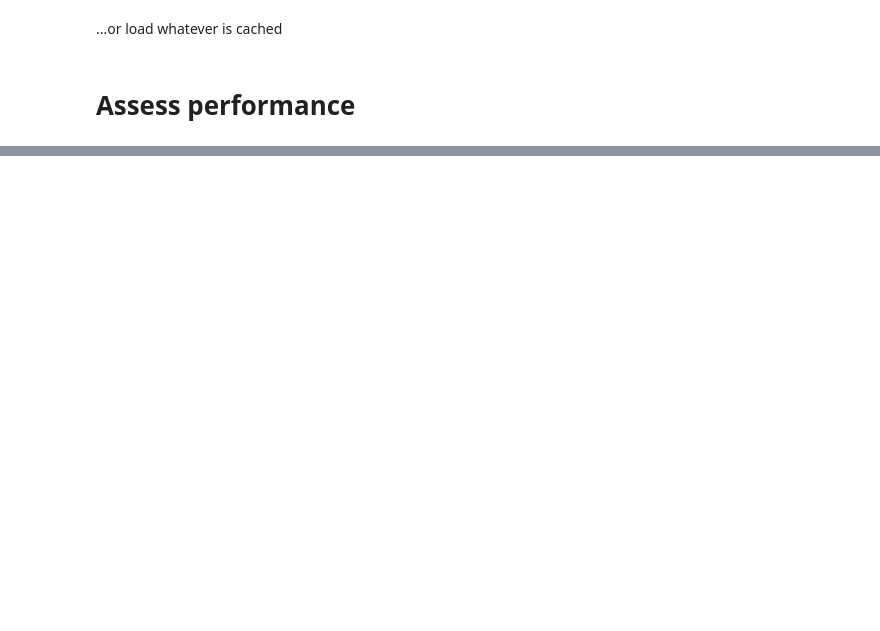
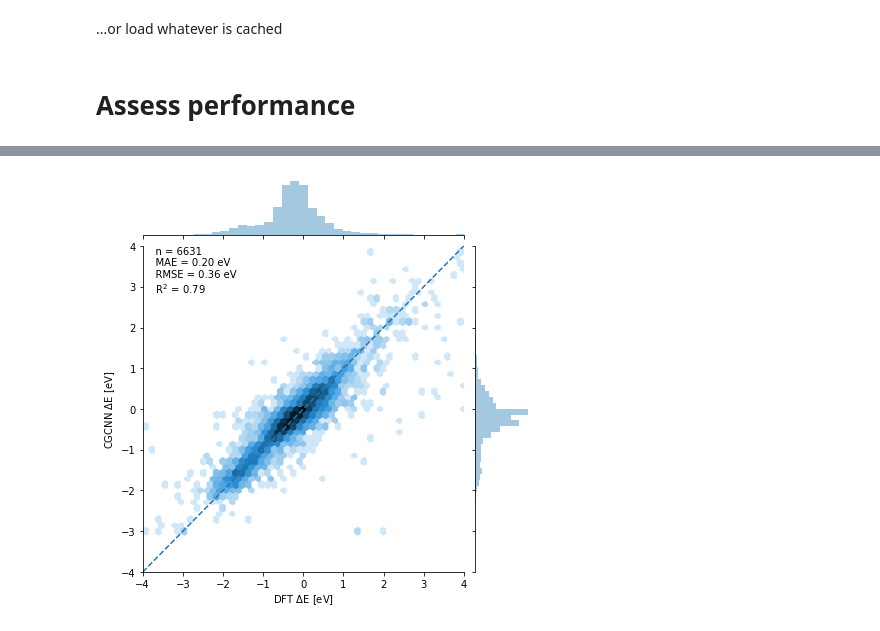
Before and after one commit to ulissigroup/uncertainty_benchmarking, a Jupyter notebook: CGCNN/cgcnn.ipynb, the cells around one changed output, grey strips where cells are left out. Drawn from its saved outputs; the diff is of its cells as text; code cells hidden in the pictures; blank space fills up the shorter version.

Commit message:
Fit CGCNN on new GASdb data

```diff
--- a/CGCNN/cgcnn.ipynb
+++ b/CGCNN/cgcnn.ipynb
@@ -20,12 +20,14 @@ Load all of our preprocessed and split data from our cache
 import pickle
 
 
-with open('../preprocessing/feature_dimensions.pkl', 'rb') as file_handle:
+with open('../preprocessing/sdt/gasdb/feature_dimensions.pkl', 'rb') as file_handle:
     orig_atom_fea_len, nbr_fea_len = pickle.load(file_handle)
 
-with open('../preprocessing/splits.pkl', 'rb') as file_handle:
+with open('../preprocessing/splits_gasdb.pkl', 'rb') as file_handle:
     splits = pickle.load(file_handle)
 
+docs_train = splits['docs_train']
+docs_val = splits['docs_val']
 sdts_train, sdts_val = splits['sdts_train'], splits['sdts_val']
 targets_train, targets_val = splits['targets_train'], splits['targets_val']
 # %% [markdown]
@@ -120,6 +122,9 @@ Re-initializing optimizer.
     (fc_out): Linear(in_features=83, out_features=1, bias=True)
   ),
 )
+# %%
+# Restart training in case first round was cut off
+net.partial_fit(sdts_train, targets_train)
 # %% [markdown]
 ...or load whatever is cached
 # %%
@@ -165,0 +137,39 @@ R^2 = 0.76
+# %%
+%matplotlib inline
+import numpy as np
+from sklearn.metrics import mean_absolute_error, mean_squared_error, r2_score
+import seaborn as sns
+
+
+# Make predictions
+targets_pred = net.predict(sdts_val).reshape(-1)
+
+# Plot
+lims = [-4, 4]
+grid = sns.jointplot(targets_val.reshape(-1), targets_pred,
+                     kind='hex',
+                     bins='log',
+                     extent=lims+lims)
+ax = grid.ax_joint
+_ = ax.set_xlim(lims)
+_ = ax.set_ylim(lims)
+_ = ax.plot(lims, lims, '--')
+_ = ax.set_xlabel('DFT $\Delta$E [eV]')
+_ = ax.set_ylabel('CGCNN $\Delta$E [eV]')
+
+# Calculate the error metrics
+mae = mean_absolute_error(targets_val, targets_pred)
+rmse = np.sqrt(mean_squared_error(targets_val, targets_pred))
+r2 = r2_score(targets_val, targets_pred)
+
+# Report
+text = ('    n = %i\n'
+        '    MAE = %.2f eV\n'
+        '    RMSE = %.2f eV\n'
+        '    R$^2$ = %.2f'
+        % (len(targets_val), mae, rmse, r2))
+_ = ax.text(x=lims[0], y=lims[1], s=text,
+            horizontalalignment='left',
+            verticalalignment='top')
+# %% [output]
+[figure, added]
```
Also changed, not shown: parts of 5 cells of this notebook, 3 other files.
